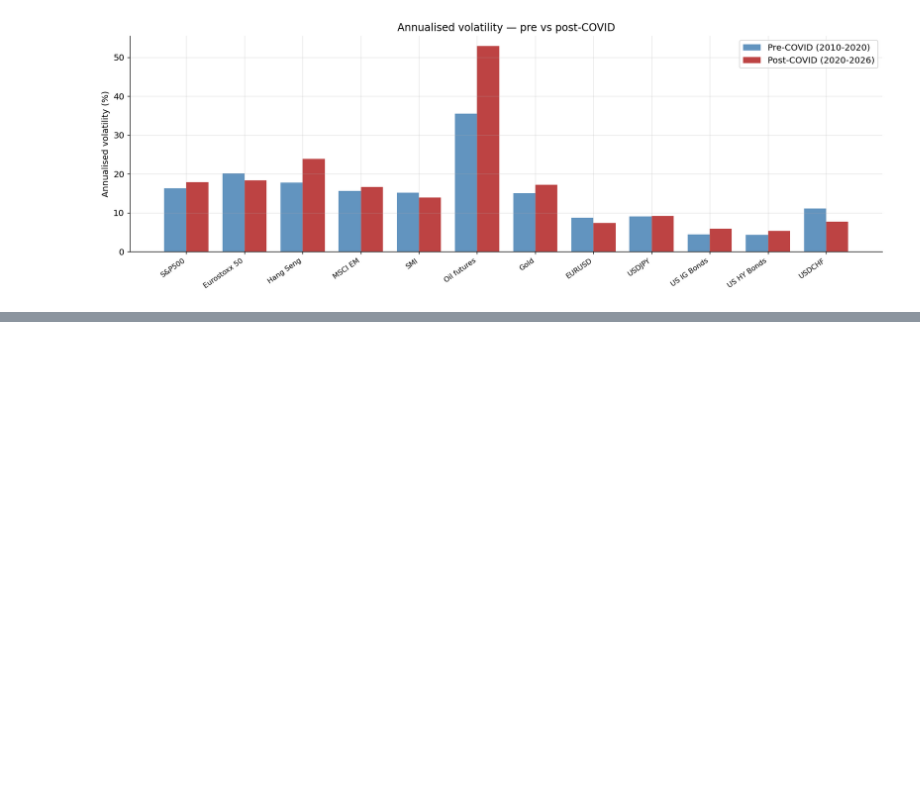
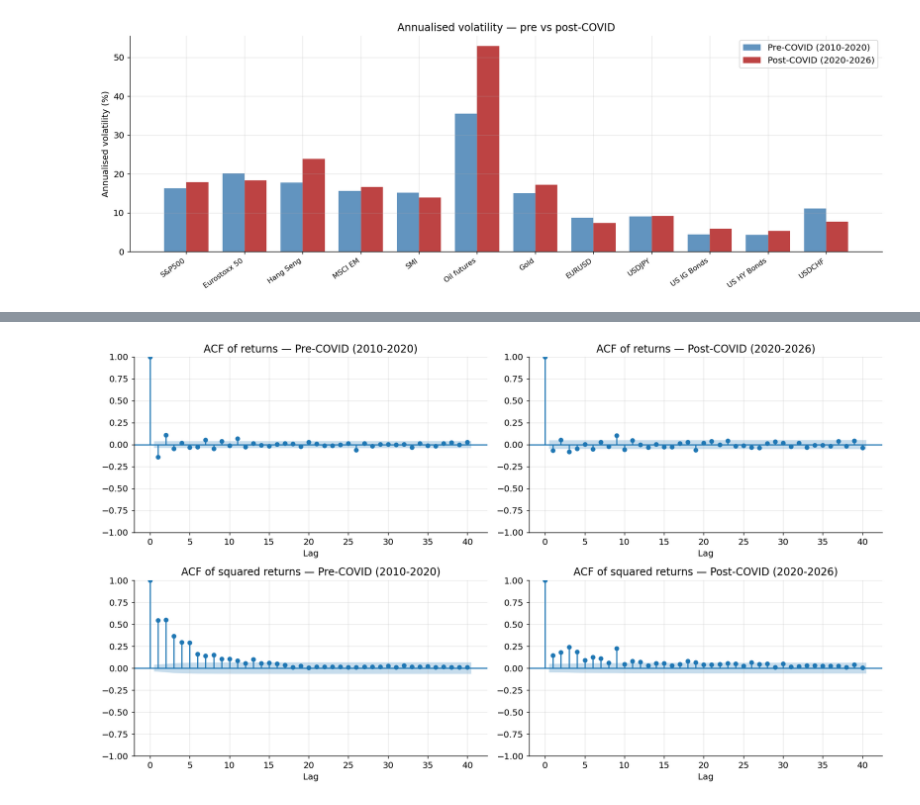
Before and after one commit to hatim8838/EMIF_PROJECT_2, a Jupyter notebook: HATIM_CODE.ipynb, the cells around one changed output, grey strips where cells are left out. Saved outputs shown, nothing was run; the diff lists cells and outputs as text; code cells hidden in the pictures; blank space fills up the shorter version.

```diff
--- a/HATIM_CODE.ipynb
+++ b/HATIM_CODE.ipynb
@@ -260,0 +274,29 @@ plt.show()
+# %%
+from statsmodels.graphics.tsaplots import plot_acf
+
+fig, axes = plt.subplots(2, 2, figsize=(14, 8))
+
+periods = {
+    "Pre-COVID (2010-2020)" : ret_pre,
+    "Post-COVID (2020-2026)": ret_post
+}
+
+for col, (label, ret) in enumerate(periods.items()):
+    series    = ret["S&P500"].dropna()
+    series_sq = series ** 2
+
+    plot_acf(series,    lags=40, ax=axes[0, col],
+             title=f"ACF of returns — {label}", alpha=0.05)
+    plot_acf(series_sq, lags=40, ax=axes[1, col],
+             title=f"ACF of squared returns — {label}", alpha=0.05)
+
+    for ax in axes[:, col]:
+        ax.set_xlabel("Lag")
+        ax.spines["top"].set_visible(False)
+        ax.spines["right"].set_visible(False)
+
+plt.tight_layout()
+plt.savefig(FIG_DIR / "fig1_acf.png", dpi=150, bbox_inches="tight")
+plt.show()
+# %% [output]
+[figure, added]
```
Also changed, not shown: parts of 20 cells of this notebook, 15 other files.
